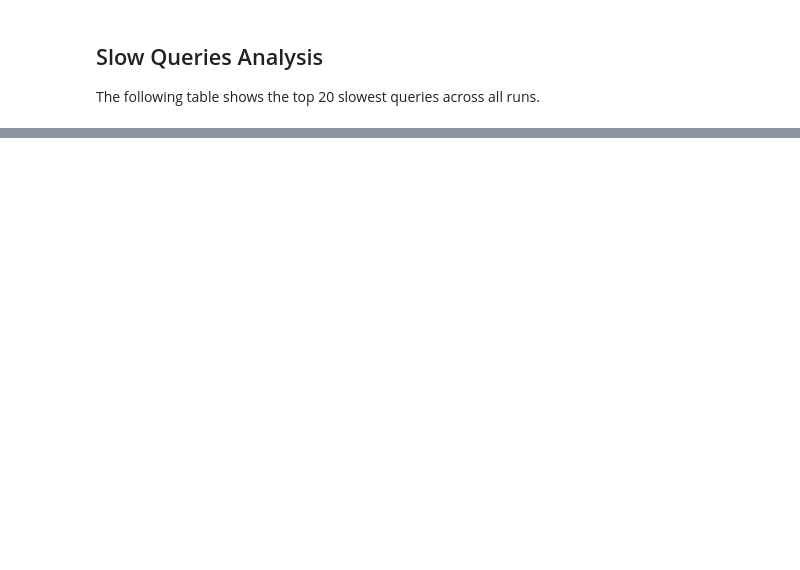
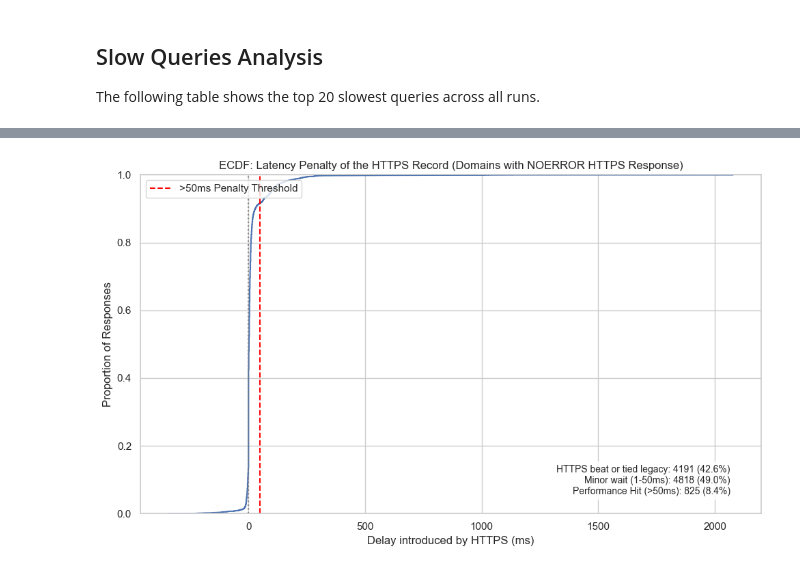
Before and after one commit to Jigsaw-Code/ech-research, a Jupyter notebook: dnsreport/report.ipynb, the cells around one changed output, grey strips where cells are left out. Saved outputs shown, nothing was run; the diff lists cells and outputs as text; code cells hidden in the pictures; blank space fills up the shorter version.

```diff
--- a/dnsreport/report.ipynb
+++ b/dnsreport/report.ipynb
@@ -143,0 +301,40 @@ Top 20 Slowest Successful Queries:
+# %%
+# Only consider rows where HTTPS queries returned successfully (NOERROR means both no timeout/dial error and no DNS error like NXDOMAIN)
+https_success_domains = df[(df['query_type'] == 'HTTPS') & (df['error'].isna()) & (df['rcode'] == 'NOERROR')][['domain', 'run']]
+
+# Filter our combined latency DataFrame down to just these known-good domains
+combined_success = pd.merge(combined, https_success_domains, on=['domain', 'run'])
+
+has_https_delays = combined_success['https_delay'].dropna()
+
+plt.figure(figsize=(10, 6))
+sns.ecdfplot(has_https_delays)
+plt.title('ECDF: Latency Penalty of the HTTPS Record (Domains with NOERROR HTTPS Response)')
+plt.xlabel('Delay introduced by HTTPS (ms)')
+plt.ylabel('Proportion of Responses')
+plt.axvline(x=0, color='gray', linestyle=':')
+plt.axvline(x=50, color='red', linestyle='--', label='>50ms Penalty Threshold')
+
+# Calculate percentages explicitly
+total_valid = len(has_https_delays)
+if total_valid > 0:
+    pct_fast_or_same = len(has_https_delays[has_https_delays <= 0]) / total_valid * 100
+    pct_slow_under_50 = len(has_https_delays[(has_https_delays > 0) & (has_https_delays <= 50)]) / total_valid * 100
+    pct_hurt_perf = len(has_https_delays[has_https_delays > 50]) / total_valid * 100
+
+    stats_text = (f"HTTPS beat or tied legacy: {len(has_https_delays[has_https_delays <= 0])} ({pct_fast_or_same:.1f}%)\n"
+                f"Minor wait (1-50ms): {len(has_https_delays[(has_https_delays > 0) & (has_https_delays <= 50)])} ({pct_slow_under_50:.1f}%)\n"
+                f"Performance Hit (>50ms): {len(has_https_delays[has_https_delays > 50])} ({pct_hurt_perf:.1f}%)")
+
+    plt.text(0.95, 0.05, stats_text,
+            transform=plt.gca().transAxes,
+            fontsize=10,
+            verticalalignment='bottom',
+            horizontalalignment='right',
+            bbox=dict(boxstyle='round', facecolor='white', alpha=0.8))
+
+plt.legend(loc='upper left')
+plt.tight_layout()
+plt.show()
+# %% [output]
+[figure, added]
```
Also changed, not shown: parts of 11 cells of this notebook.
